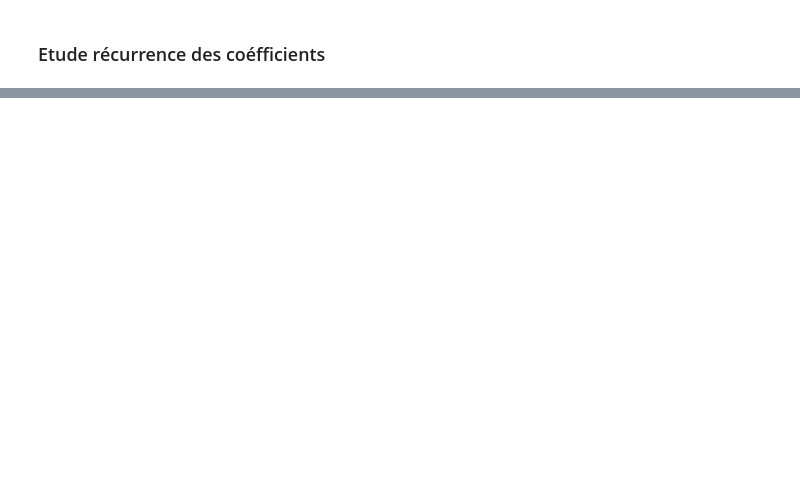
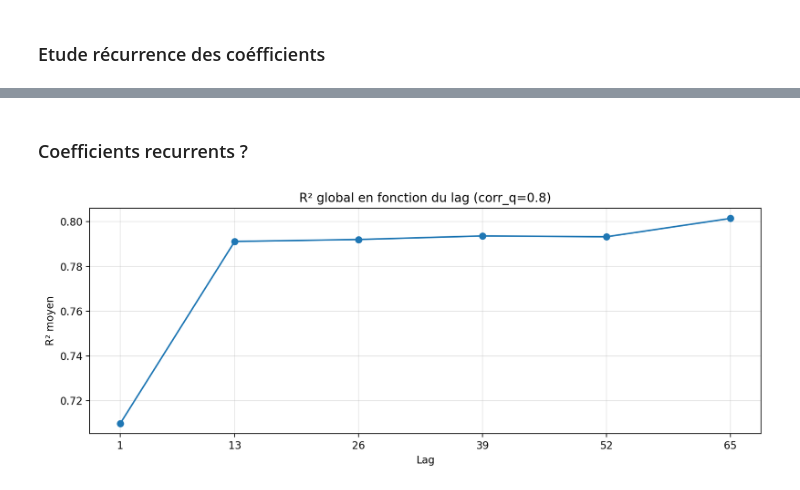
Before and after one commit to theodore34/contagion, a Jupyter notebook: notebook.ipynb, the cells around one changed output, grey strips where cells are left out. Saved outputs shown, nothing was run; the diff lists cells and outputs as text; code cells hidden in the pictures; blank space fills up the shorter version.

```diff
--- a/notebook.ipynb
+++ b/notebook.ipynb
@@ -153,0 +146,36 @@ KeyboardInterrupt:
+# %% [markdown]
+### Coefficients recurrents ?
+# %%
+from importlib import reload
+import functions; reload(functions)
+from functions import *
+
+lags = [1,13] + [13 * k for k in range(2, 6)]
+results = {}
+for lag in lags:
+    act = activation_frequency(data, corr_quantile=0.8, asset_type="stock",
+                               interval_size=30, binarization_quantile=0.5,
+                               lag=lag, plot=False)
+
+    results[lag] = {
+        "freq": act["freq"],
+        "r2_total": act["rolling"]["r2_total"],
+        "r2_per_asset": act["rolling"]["r2_per_asset"],
+    }
+
+n = len(lags)
+ncols = (n + 1) // 2
+
+# R² en fonction du lag
+r2_totals = [results[l]["r2_total"] for l in lags]
+fig, ax = plt.subplots(figsize=(10, 4))
+ax.plot(lags, r2_totals, "o-")
+ax.set_xlabel("Lag")
+ax.set_ylabel("R² moyen")
+ax.set_title("R² global en fonction du lag (corr_q=0.8)")
+ax.set_xticks(lags)
+ax.grid(True, alpha=0.3)
+plt.tight_layout()
+plt.show()
+# %% [output]
+[figure, added]
```
Also changed, not shown: parts of 27 cells of this notebook, 5 other files.
